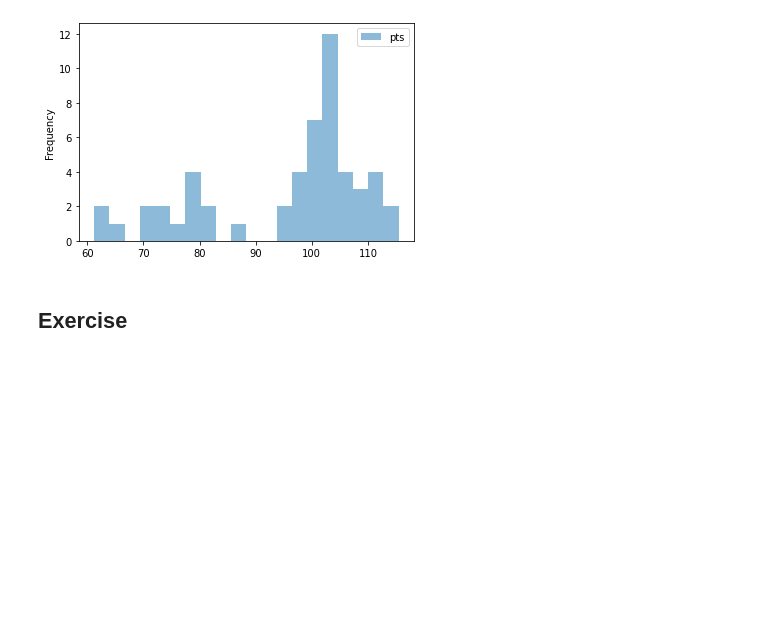
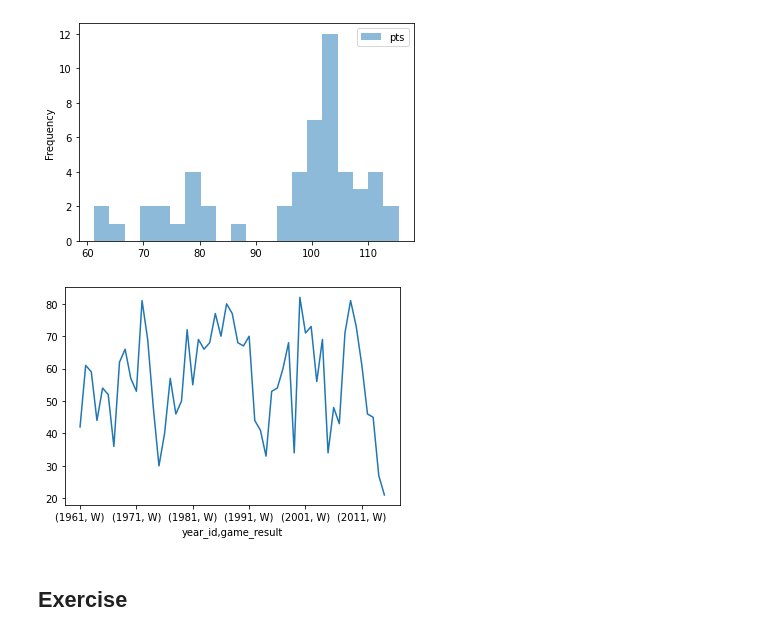
Before and after one commit to Nerijus20/Colab-notebooks, a Jupyter notebook: Demo_subproject.ipynb, the cells around one changed output. Cells and saved outputs as stored; diff of their text form; code cells hidden in the pictures; blank space fills up the shorter version.

Commit message:
Line chart visualize Los Angeles Lakers wins per years

```diff
--- a/Demo_subproject.ipynb
+++ b/Demo_subproject.ipynb
@@ -313,6 +313,13 @@ df3.plot.hist(alpha=0.5, bins=20)
 [figure]
 [figure]
 [figure]
+# %%
+import pandas as pd
+#Line chart visualize Los Angeles Lakers wins per years
+lakers_wins = df1[(df1["fran_id"] == "Lakers") & (df1["game_result"] == "W") & (df1["team_id"] == "LAL")].groupby(["year_id", "game_result"])["game_result"].count()
+lakers_wins.plot(y="game_result");
+# %% [output]
+[figure, added]
 # %% [markdown]
 ## Exercise
 # %% [markdown]
```
Also changed, not shown: parts of 1 cell of this notebook.
